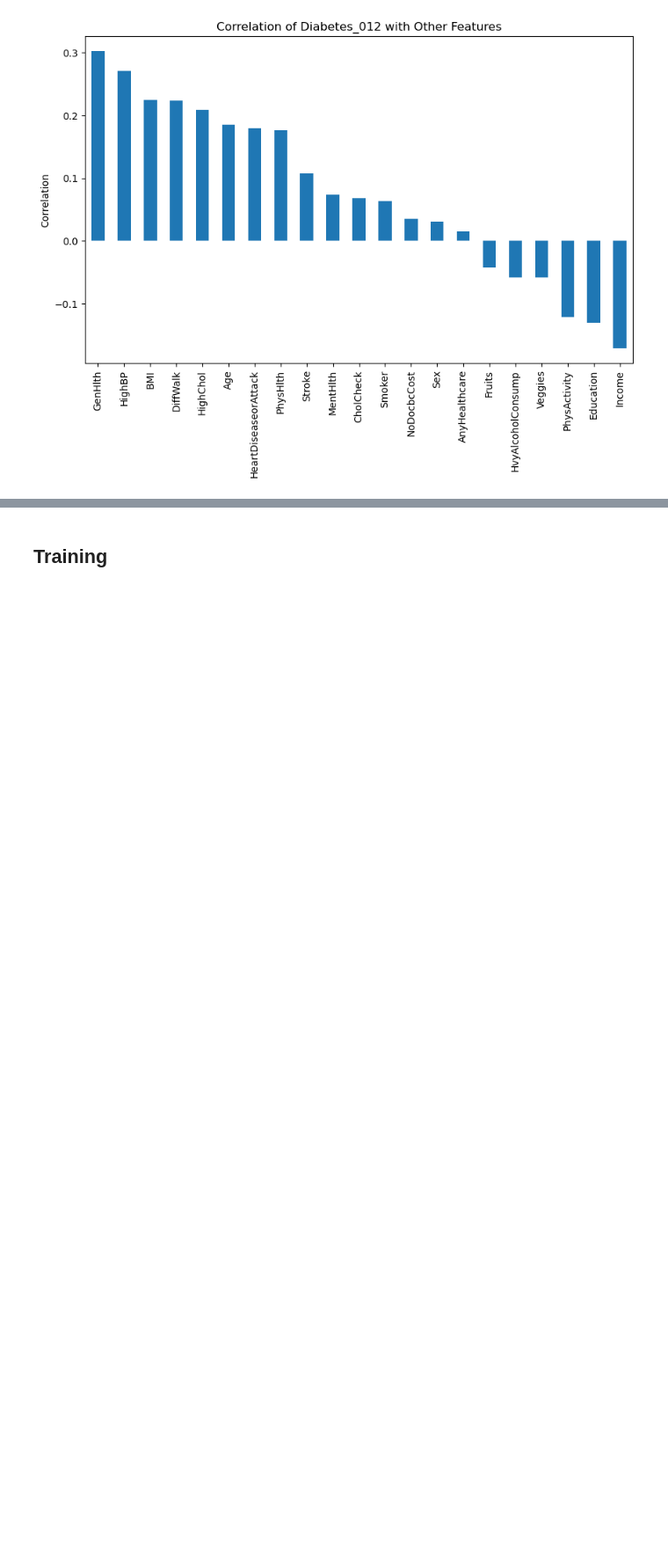
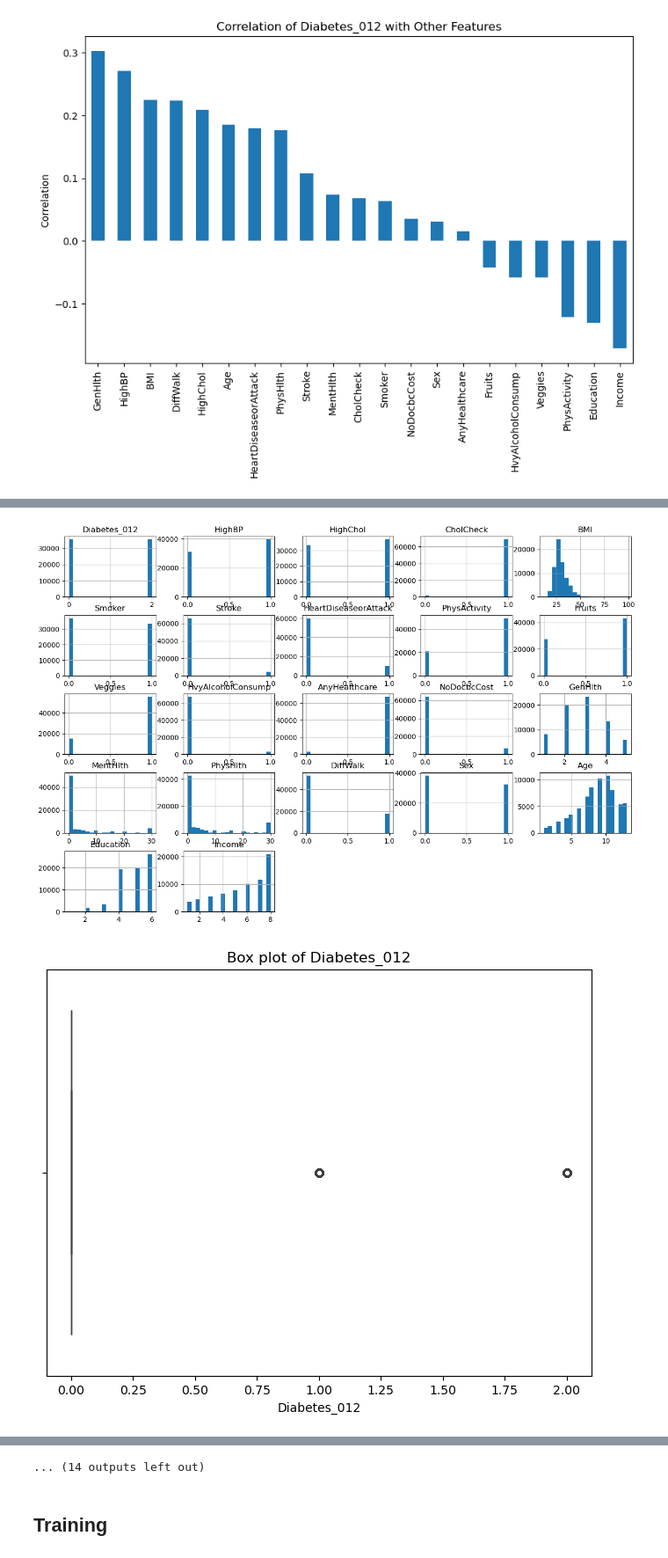
Before and after one commit to hayyaoe/alp-machine-learning, a Jupyter notebook: ALP.ipynb, the cells around one changed output, grey strips where cells are left out. Shown at 88% size. Drawn from its saved outputs; the diff is of its cells as text; code cells hidden in the pictures; blank space fills up the shorter version.

```diff
--- a/ALP.ipynb
+++ b/ALP.ipynb
@@ -253,0 +304,38 @@ plt.show()
+# %%
+# Univariate Analysis: Histograms, Box plots, Summary Statistics
+undersampled_data.select_dtypes(include=['float64', 'int64']).hist(bins=20, figsize=(15, 10))
+plt.show()
+
+# Box plots for numerical columns
+for col in undersampled_data.select_dtypes(include=['float64', 'int64']).columns:
+    plt.figure(figsize=(8, 6))
+    sns.boxplot(x=data[col])
+    plt.title(f'Box plot of {col}')
+    plt.show()
+
+# Summary statistics for numerical columns
+print(undersampled_data.describe())
+
+# Correlation heatmap
+corr_matrix = undersampled_data.corr()
+plt.figure(figsize=(12, 8))
+sns.heatmap(corr_matrix, annot=True, cmap='coolwarm', fmt=".2f")
+plt.show()
+
+# Outlier Detection (Z-score)
+z_scores = undersampled_data.select_dtypes(include=['float64', 'int64']).apply(zscore)
+outliers = (z_scores > 3) | (z_scores < -3)
+outlier_data = data[outliers.any(axis=1)]
+print("Outlier rows:")
+print(outlier_data)
+
+# Handle missing data: Impute with median
+data_imputed = undersampled_data.fillna(data.median())
+
+# Feature Scaling (StandardScaler)
+scaler = StandardScaler()
+scaled_data = scaler.fit_transform(undersampled_data.select_dtypes(include=['float64', 'int64']))
+scaled_data_df = pd.DataFrame(scaled_data, columns=undersampled_data.select_dtypes(include=['float64', 'int64']).columns)
+# %% [output]
+[figure, added]
+[figure, added]
@@ -254,3 +352,4 @@ plt.show()
+... (14 outputs left out)
 # %% [markdown]
 ## Training
 # %% [markdown]
```
Also changed, not shown: parts of 18 cells of this notebook.
